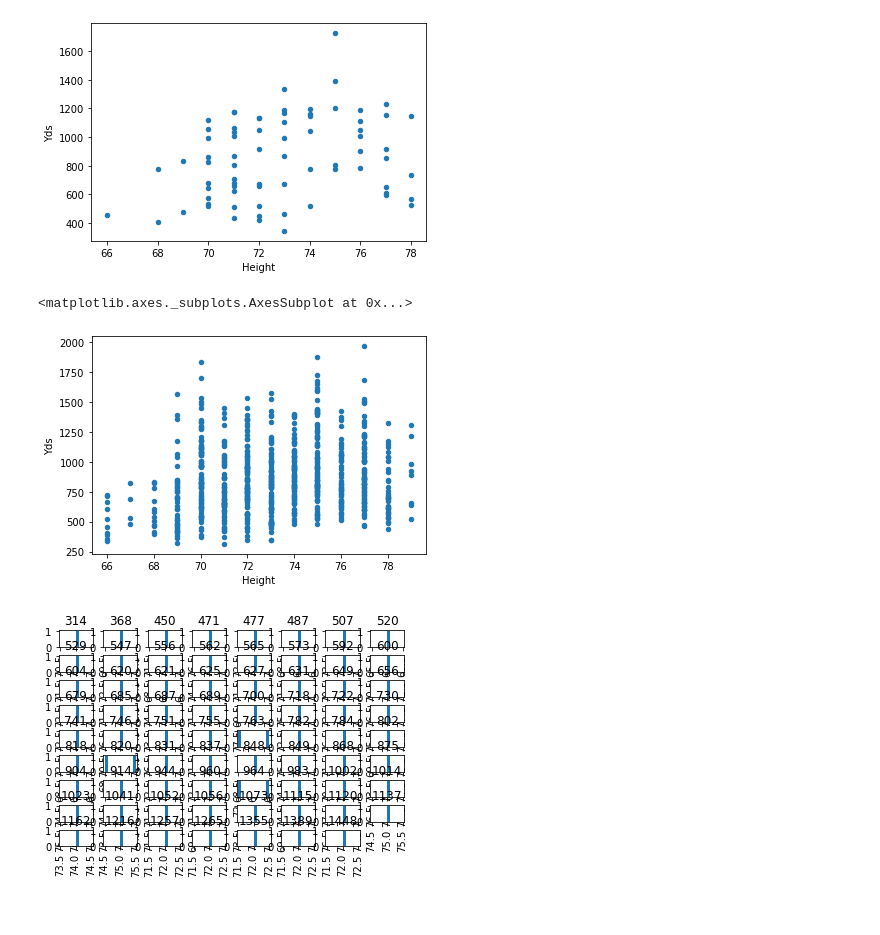
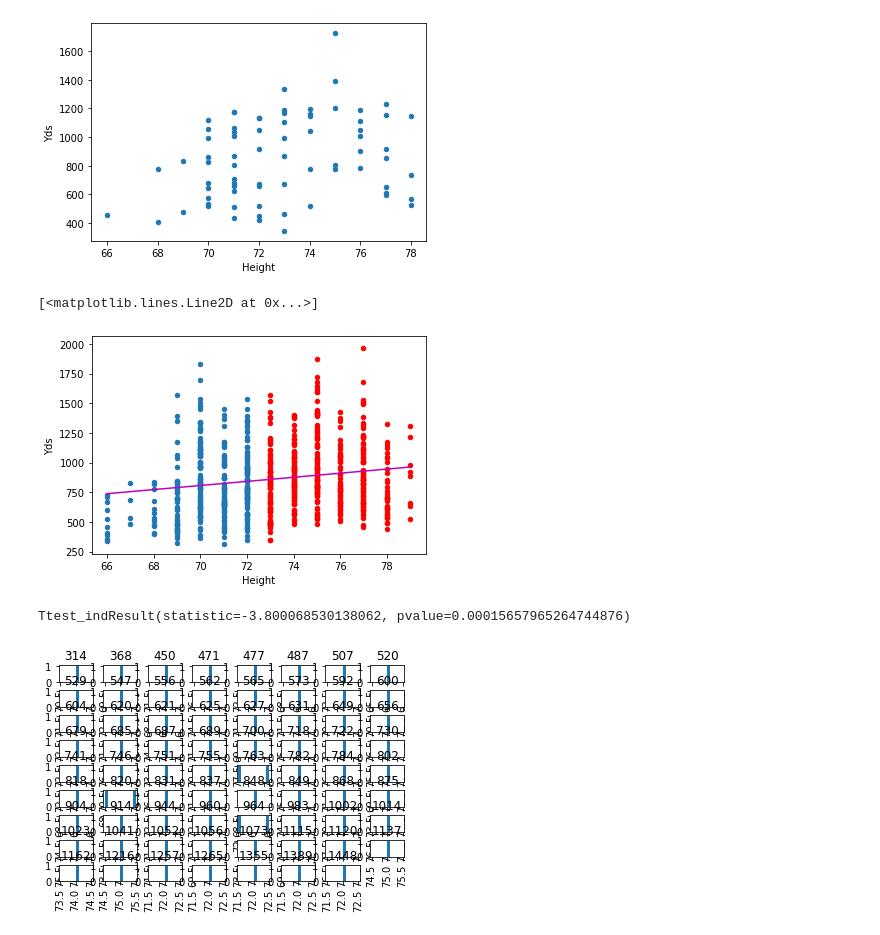
Before and after one commit to shaikh23/Nfl-Analysis, a Jupyter notebook: EDA_receiving_2.ipynb, the cells around one changed output. Cells and saved outputs as stored; diff of their text form; code cells hidden in the pictures.

```diff
--- a/EDA_receiving_2.ipynb
+++ b/EDA_receiving_2.ipynb
@@ -147,11 +168,23 @@ receiving_2019.plot.scatter('Height', 'Yds')
 # %% [output]
 <matplotlib.axes._subplots.AxesSubplot at 0x...>
 [figure]
-# %%
-past_decade.plot.scatter('Height','Yds')
-# %% [output]
-<matplotlib.axes._subplots.AxesSubplot at 0x...>
-[figure, removed]
+# %%
+#past_decade.plot.scatter('Height','Yds')
+ax = past_decade[past_decade.Height<=72].plot.scatter('Height', 'Yds')
+past_decade[past_decade.Height>72].plot.scatter('Height', 'Yds',ax=ax, c='r')
+m, b, _,_,_=stats.linregress(past_decade.Height,past_decade.Yds)
+x=numpy.linspace(past_decade.Height.min(),past_decade.Height.max(),2)
+y=m*x +b
+ax.plot(x,y,c='m')
+# %% [output]
+[<matplotlib.lines.Line2D at 0x...>]
+[figure, added]
+# %%
+short = past_decade[past_decade.Height<=72]
+tall = past_decade[past_decade.Height>72]
+stats.ttest_ind(short.Yds, tall.Yds)
+# %% [output]
+Ttest_indResult(statistic=-3.800068530138062, pvalue=0.00015657965264744876)
 # %%
 #how to put all years next to each other histogram/line
 receiving_2010.hist('Height', 'Yds')
```
Also changed, not shown: parts of 16 cells of this notebook.
